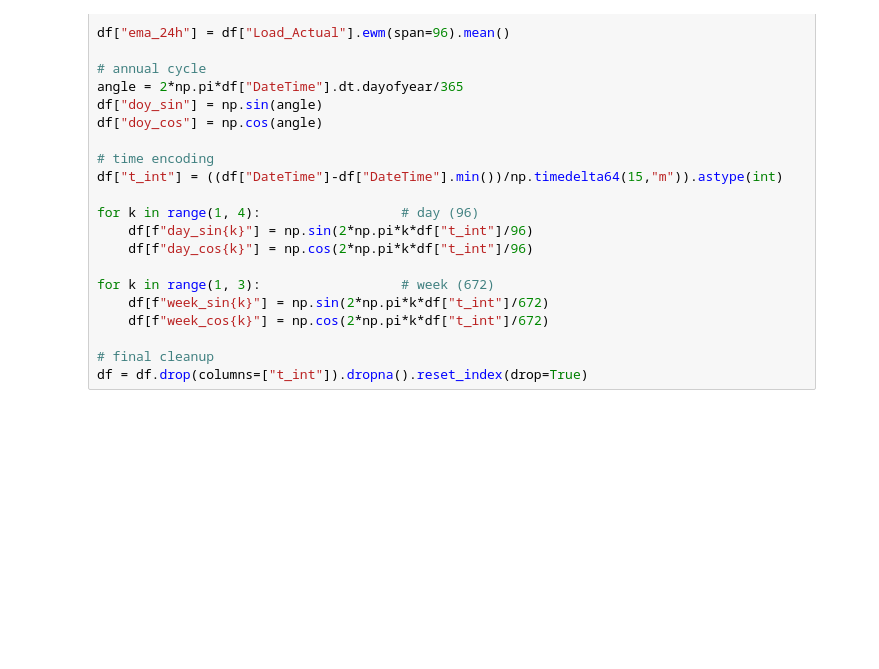
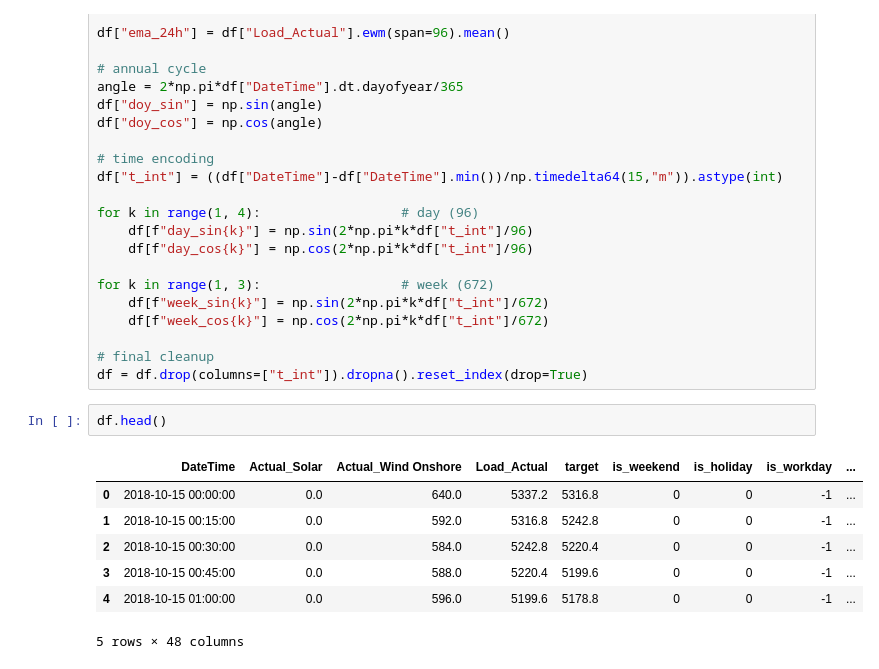
Before and after one commit to Julian3721/energy-demand-forecasting, a Jupyter notebook: rolling-window-xgboost.ipynb, the cells around one changed output. Saved outputs shown, nothing was run; the diff lists cells and outputs as text; blank space fills up the shorter version.

```diff
--- a/rolling-window-xgboost.ipynb
+++ b/rolling-window-xgboost.ipynb
@@ -70,6 +71,16 @@ for k in range(1, 3):                  # week (672)
 
 # final cleanup
 df = df.drop(columns=["t_int"]).dropna().reset_index(drop=True)
+# %%
+df.head()
+# %% [output]
+|  | DateTime | Actual_Solar | Actual_Wind Onshore | Load_Actual | target | is_weekend | is_holiday | is_workday | ... |
+| 0 | 2018-10-15 00:00:00 | 0.0 | 640.0 | 5337.2 | 5316.8 | 0 | 0 | -1 | ... |
+| 1 | 2018-10-15 00:15:00 | 0.0 | 592.0 | 5316.8 | 5242.8 | 0 | 0 | -1 | ... |
+| 2 | 2018-10-15 00:30:00 | 0.0 | 584.0 | 5242.8 | 5220.4 | 0 | 0 | -1 | ... |
+| 3 | 2018-10-15 00:45:00 | 0.0 | 588.0 | 5220.4 | 5199.6 | 0 | 0 | -1 | ... |
+| 4 | 2018-10-15 01:00:00 | 0.0 | 596.0 | 5199.6 | 5178.8 | 0 | 0 | -1 | ... |
+5 rows × 48 columns
 # %%
 # feature engineering
 AT  = holidays.Austria()
```
Also changed, not shown: parts of 7 cells of this notebook, 3 other files.
